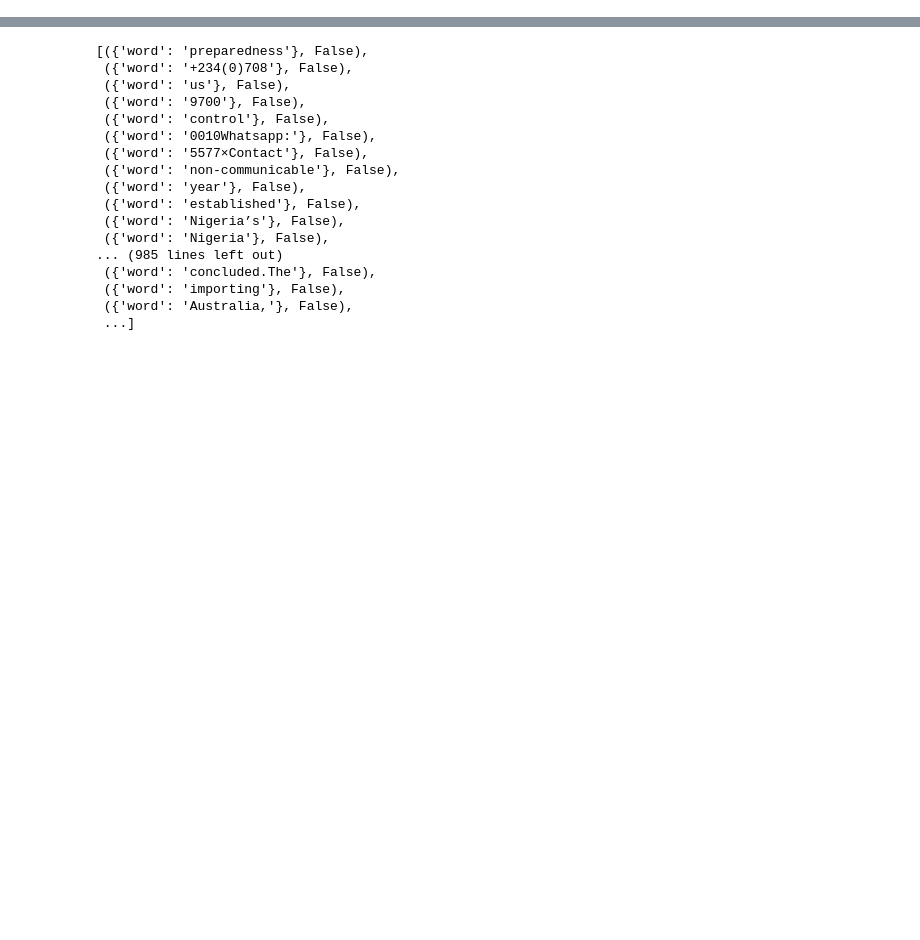
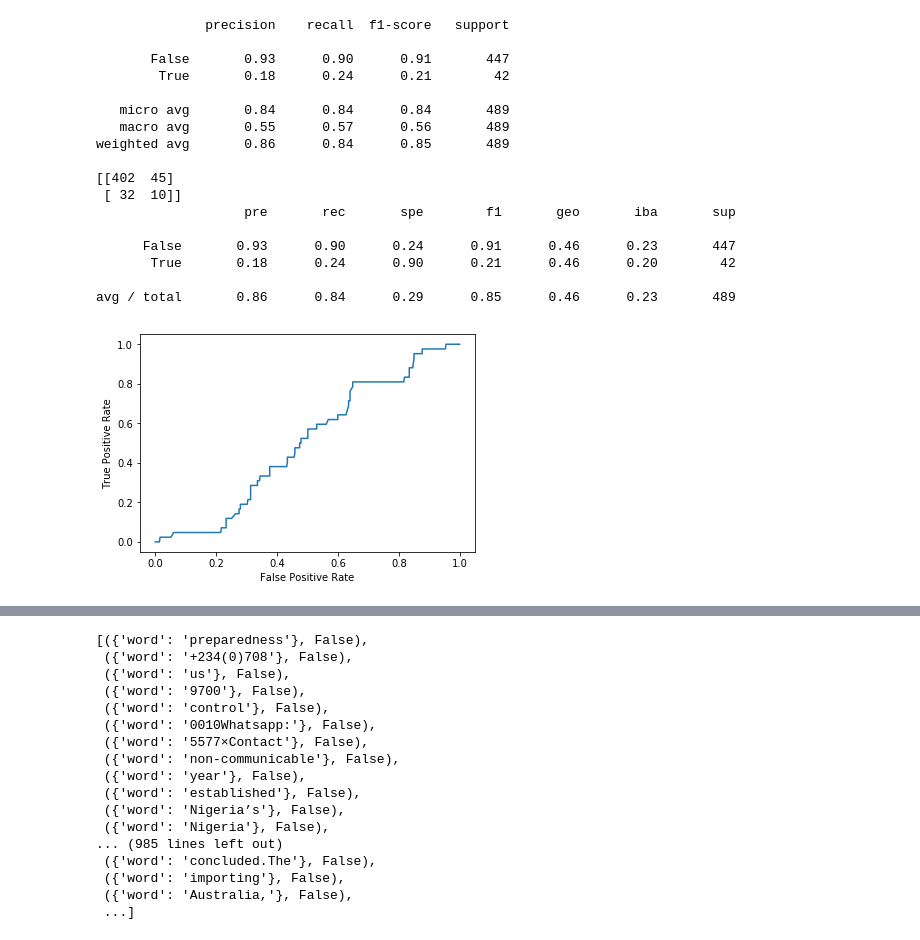
Before and after one commit to aauss/EventEpi, a Jupyter notebook: classification.ipynb, the cells around one changed output, grey strips where cells are left out. Cells and saved outputs as stored; diff of their text form; code cells hidden in the pictures; blank space fills up the shorter version.

```diff
--- a/classification.ipynb
+++ b/classification.ipynb
@@ -15,0 +104,16 @@ from utils.my_utils import split_list_and_distribute_to_new_rows
+# %%
+text_clf_counts_ber = Pipeline([
+                            ('vect', CountVectorizer()),
+                            ('tfidf', TfidfTransformer()),
+                            ('clf', BernoulliNB()),
+                  ])
+
+(train_texts_counts,
+ dev_texts_counts,
+ train_cats_counts,
+ dev_cats_counts) = train_test_split(df_counts['sentence'],
+                                     df_counts['label'],
+                                     test_size=.2,
+                                   )
+
+text_clf_counts_ber.fit(train_texts_counts, train_cats_counts)
@@ -15,0 +127,24 @@ from utils.my_utils import split_list_and_distribute_to_new_rows
+# %%
+plot_roc(text_clf_counts, dev_texts_counts, dev_cats_counts, 'bernoulli_counts')
+print(classification_report(dev_cats_counts, text_clf_counts_ber.predict(dev_texts_counts)))
+print(confusion_matrix(dev_cats_counts, text_clf_counts_ber.predict(dev_texts_counts)))
+print(classification_report_imbalanced(dev_cats_counts, text_clf_counts_ber.predict(dev_texts_counts)))
+# %% [output]
+              precision    recall  f1-score   support
+
+       False       0.93      0.90      0.91       447
+        True       0.18      0.24      0.21        42
+
+   micro avg       0.84      0.84      0.84       489
+   macro avg       0.55      0.57      0.56       489
+weighted avg       0.86      0.84      0.85       489
+
+[[402  45]
+ [ 32  10]]
+                   pre       rec       spe        f1       geo       iba       sup
+
+      False       0.93      0.90      0.24      0.91      0.46      0.23       447
+       True       0.18      0.24      0.90      0.21      0.46      0.20        42
+
+avg / total       0.86      0.84      0.29      0.85      0.46      0.23       489
+[figure, added]
```
Also changed, not shown: parts of 41 cells of this notebook.
